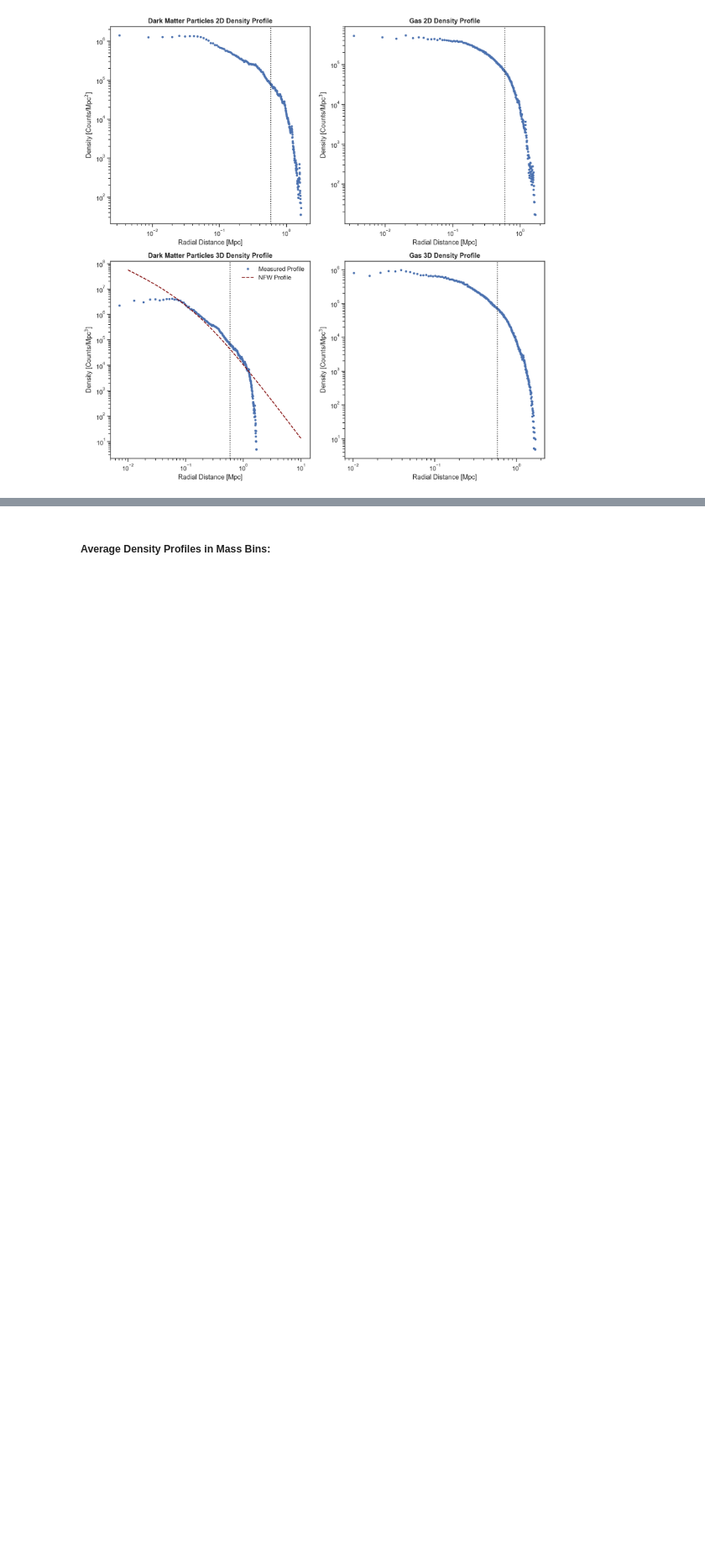
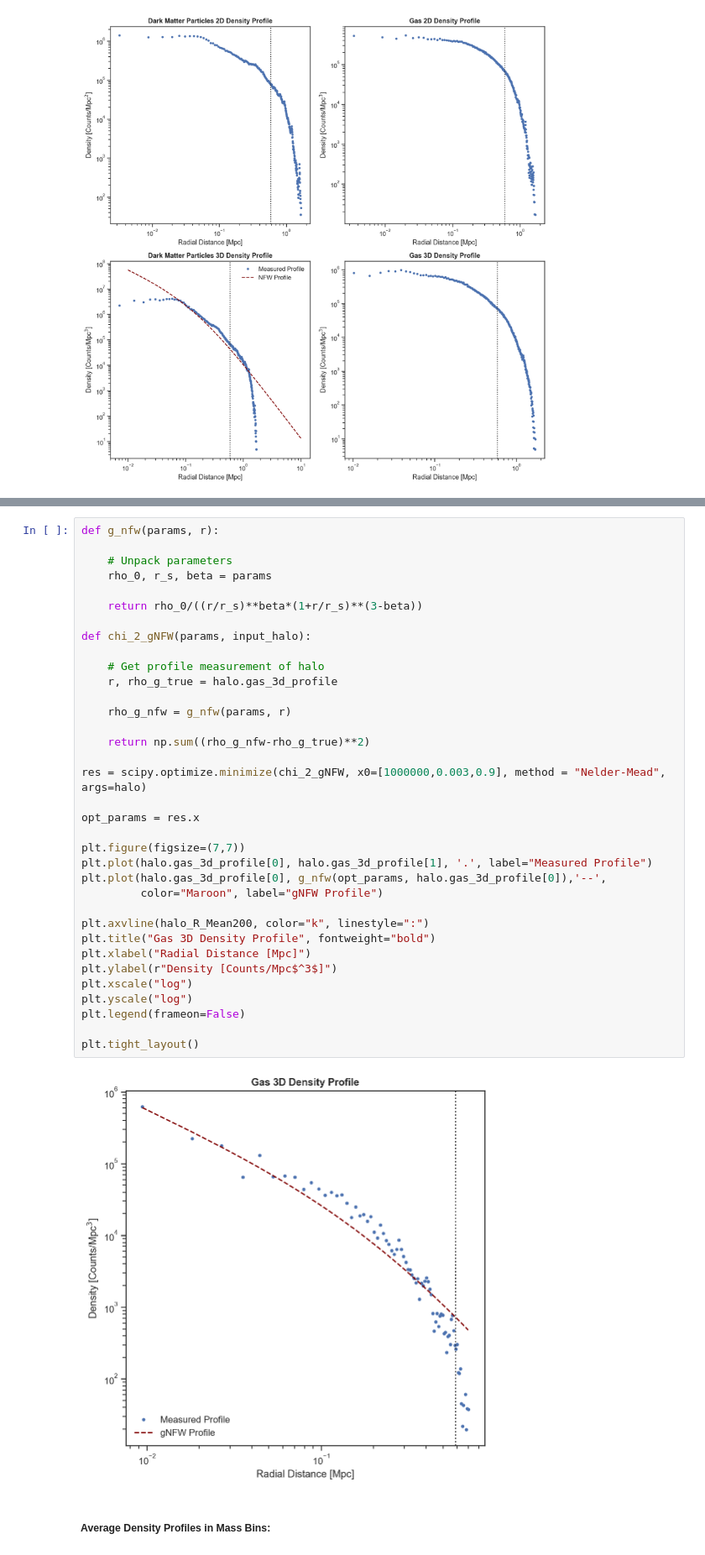
Before and after one commit to samgolds/tng-splashback-measurements, a Jupyter notebook: density_profile_measurements.ipynb, the cells around one changed output, grey strips where cells are left out. Shown at 84% size. Drawn from its saved outputs; the diff is of its cells as text; blank space fills up the shorter version.

```diff
--- a/density_profile_measurements.ipynb
+++ b/density_profile_measurements.ipynb
@@ -277,3 +348,40 @@ plt.tight_layout()
+# %%
+def g_nfw(params, r):
+
+    # Unpack parameters
+    rho_0, r_s, beta = params
+
+    return rho_0/((r/r_s)**beta*(1+r/r_s)**(3-beta))
+
+def chi_2_gNFW(params, input_halo):
+
+    # Get profile measurement of halo
+    r, rho_g_true = halo.gas_3d_profile
+
+    rho_g_nfw = g_nfw(params, r)
+
+    return np.sum((rho_g_nfw-rho_g_true)**2)
+
+res = scipy.optimize.minimize(chi_2_gNFW, x0=[1000000,0.003,0.9], method = "Nelder-Mead", args=halo)
+
+opt_params = res.x
+
+plt.figure(figsize=(7,7))
+plt.plot(halo.gas_3d_profile[0], halo.gas_3d_profile[1], '.', label="Measured Profile")
+plt.plot(halo.gas_3d_profile[0], g_nfw(opt_params, halo.gas_3d_profile[0]),'--',
+         color="Maroon", label="gNFW Profile")
+
+plt.axvline(halo_R_Mean200, color="k", linestyle=":")
+plt.title("Gas 3D Density Profile", fontweight="bold")
+plt.xlabel("Radial Distance [Mpc]")
+plt.ylabel(r"Density [Counts/Mpc$^3$]")
+plt.xscale("log")
+plt.yscale("log")
+plt.legend(frameon=False)
+
+plt.tight_layout()
+# %% [output]
+[figure, added]
 # %% [markdown]
 ##### **Average Density Profiles in Mass Bins:**
 # %%
```
Also changed, not shown: parts of 7 cells of this notebook.
